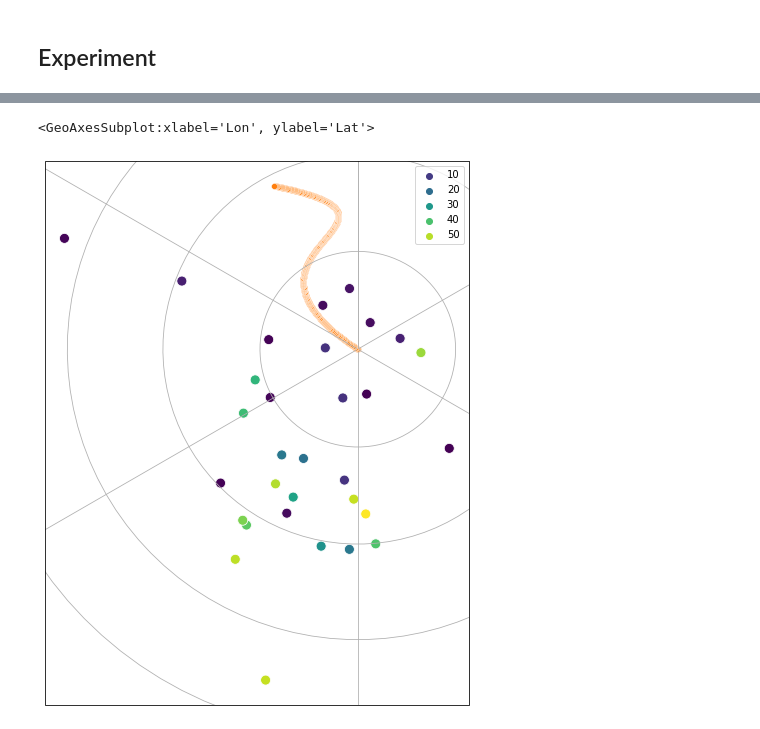
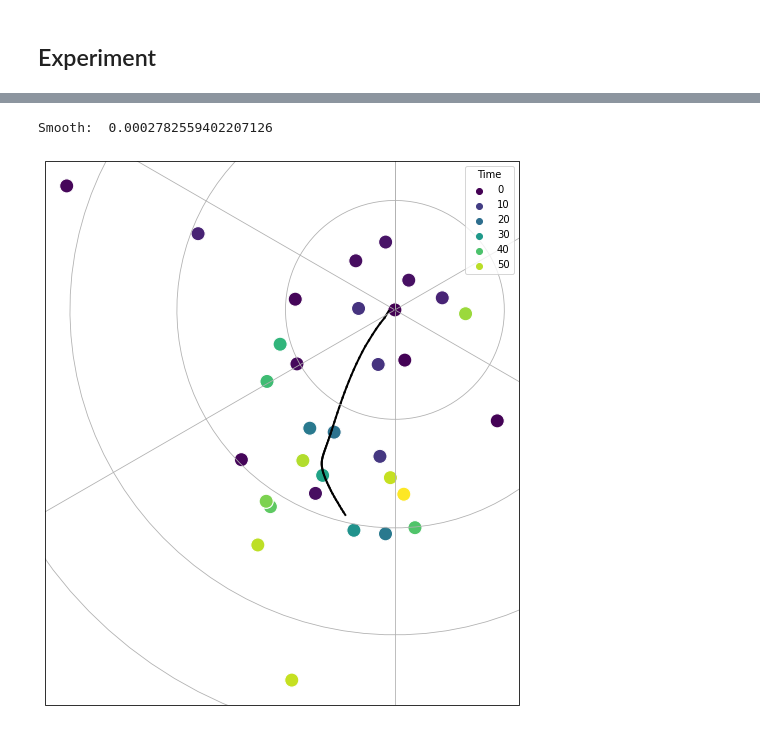
Before and after one commit to PolarWandering/PaleoStats, a Jupyter notebook: Spherical_Splines.ipynb, the cells around one changed output, grey strips where cells are left out. Cells and saved outputs as stored; diff of their text form; code cells hidden in the pictures.

Commit message:
working version with new implementation of splines

```diff
--- a/Spherical_Splines.ipynb
+++ b/Spherical_Splines.ipynb
@@ -506,22 +138,33 @@ plt.plot(curve.time_values, X_)
 # %%
-curve = all_curves[n_iter-3]
+all_keys = list(all_curves.keys())
+idx = 2
+s = all_keys[idx]
+print('Smooth: ', s)
+
+curve = all_curves[s]
 
 plt.figure(figsize=(10,10))
 ax = plt.axes(projection=ccrs.Orthographic(central_latitude=90))
 
 #ax.coastlines()
 ax.gridlines()
 
+# the first point is just noise...
+sph_splines = curve.knot_values[1:]
+
+knot_values_sph = cart2sph(sph_splines, radians=False)[::10,:]
+
+for i in range(knot_values_sph.shape[0]-1):
+    plt.plot([knot_values_sph[i,0], knot_values_sph[i+1,0]],
+             [knot_values_sph[i,1], knot_values_sph[i+1,1]],
+             linewidth=2, color='black',
+             transform = ccrs.Geodetic())
+
+
 sns.scatterplot(ax=ax, x = df['Lon'], y = df['Lat'],
-                hue = df['Time'], s=100,
+                hue = df['Time'], s=200,
                 palette="viridis",
                 transform = ccrs.PlateCarree());
-
-knot_values_sph = cart2sph(curve.knot_values, radians=False)[::10,:]
-
-sns.scatterplot(ax=ax, x = knot_values_sph[:,0], y = knot_values_sph[:,1],
-                #hue = curve.time_values,
-                transform = ccrs.PlateCarree())
 # %% [output]
-<GeoAxesSubplot:xlabel='Lon', ylabel='Lat'>
+Smooth:  0.0002782559402207126
-[figure, old version]
+[figure, new version]
```
Also changed, not shown: parts of 40 cells of this notebook, 1 other file.
